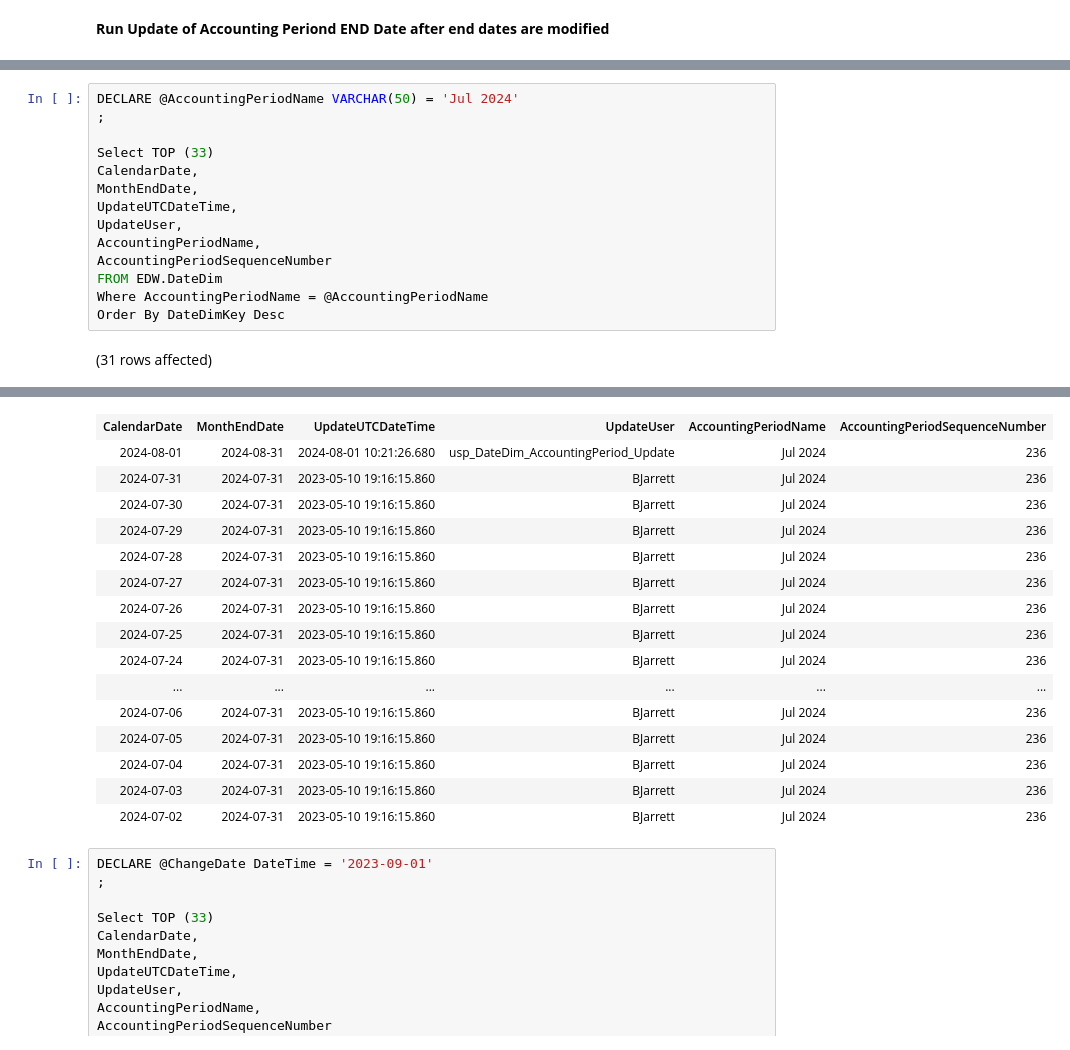
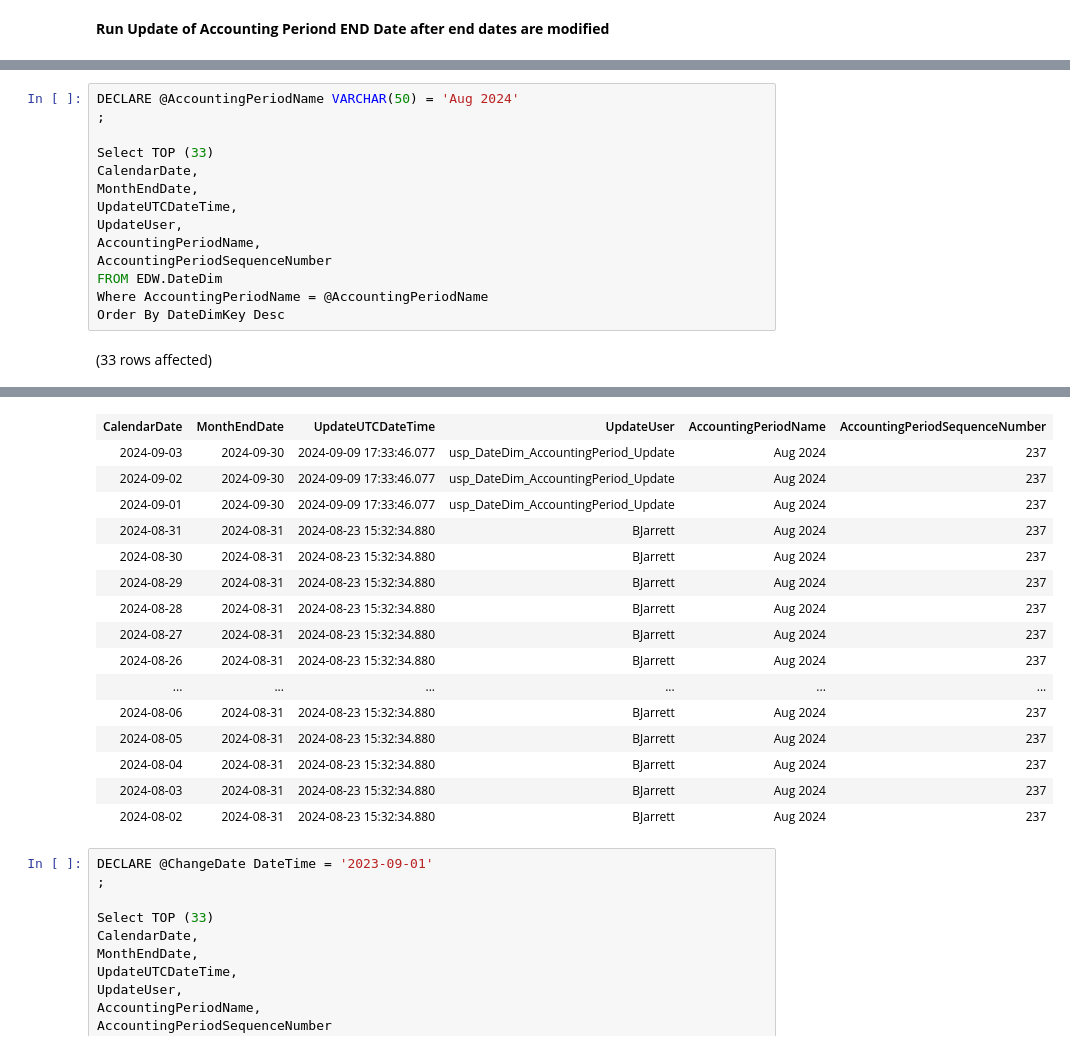
Before and after one commit to mdelisio/SQL-Scripts, a Jupyter notebook: Notebook- Update Accouinting Period End Date.ipynb, the cells around one changed output, grey strips where cells are left out. Saved outputs shown, nothing was run; the diff lists cells and outputs as text.

Commit message:
Update Account Scripts

```diff
--- a/Notebook- Update Accouinting Period End Date.ipynb
+++ b/Notebook- Update Accouinting Period End Date.ipynb
@@ -28,5 +28,5 @@ Total execution time: 00:00:00.611
 # %%
-DECLARE @AccountingPeriodName VARCHAR(50) = 'Jul 2024'
+DECLARE @AccountingPeriodName VARCHAR(50) = 'Aug 2024'
 ;
 
 Select TOP (33)
@@ -40,4 +40,4 @@ FROM EDW.DateDim
 Where AccountingPeriodName = @AccountingPeriodName
 Order By DateDimKey Desc
 # %% [output]
-(31 rows affected)
+(33 rows affected)
@@ -45,19 +45,19 @@ Total execution time: 00:00:00.056
 | CalendarDate | MonthEndDate | UpdateUTCDateTime | UpdateUser | AccountingPeriodName | AccountingPeriodSequenceNumber |
-| 2024-08-01 | 2024-08-31 | 2024-08-01 10:21:26.680 | usp_DateDim_AccountingPeriod_Update | Jul 2024 | 236 |
-| 2024-07-31 | 2024-07-31 | 2023-05-10 19:16:15.860 | BJarrett | Jul 2024 | 236 |
-| 2024-07-30 | 2024-07-31 | 2023-05-10 19:16:15.860 | BJarrett | Jul 2024 | 236 |
-| 2024-07-29 | 2024-07-31 | 2023-05-10 19:16:15.860 | BJarrett | Jul 2024 | 236 |
-| 2024-07-28 | 2024-07-31 | 2023-05-10 19:16:15.860 | BJarrett | Jul 2024 | 236 |
-| 2024-07-27 | 2024-07-31 | 2023-05-10 19:16:15.860 | BJarrett | Jul 2024 | 236 |
-| 2024-07-26 | 2024-07-31 | 2023-05-10 19:16:15.860 | BJarrett | Jul 2024 | 236 |
-| 2024-07-25 | 2024-07-31 | 2023-05-10 19:16:15.860 | BJarrett | Jul 2024 | 236 |
-| 2024-07-24 | 2024-07-31 | 2023-05-10 19:16:15.860 | BJarrett | Jul 2024 | 236 |
+| 2024-09-03 | 2024-09-30 | 2024-09-09 17:33:46.077 | usp_DateDim_AccountingPeriod_Update | Aug 2024 | 237 |
+| 2024-09-02 | 2024-09-30 | 2024-09-09 17:33:46.077 | usp_DateDim_AccountingPeriod_Update | Aug 2024 | 237 |
+| 2024-09-01 | 2024-09-30 | 2024-09-09 17:33:46.077 | usp_DateDim_AccountingPeriod_Update | Aug 2024 | 237 |
+| 2024-08-31 | 2024-08-31 | 2024-08-23 15:32:34.880 | BJarrett | Aug 2024 | 237 |
+| 2024-08-30 | 2024-08-31 | 2024-08-23 15:32:34.880 | BJarrett | Aug 2024 | 237 |
+| 2024-08-29 | 2024-08-31 | 2024-08-23 15:32:34.880 | BJarrett | Aug 2024 | 237 |
+| 2024-08-28 | 2024-08-31 | 2024-08-23 15:32:34.880 | BJarrett | Aug 2024 | 237 |
+| 2024-08-27 | 2024-08-31 | 2024-08-23 15:32:34.880 | BJarrett | Aug 2024 | 237 |
+| 2024-08-26 | 2024-08-31 | 2024-08-23 15:32:34.880 | BJarrett | Aug 2024 | 237 |
 | ... | ... | ... | ... | ... | ... |
-| 2024-07-06 | 2024-07-31 | 2023-05-10 19:16:15.860 | BJarrett | Jul 2024 | 236 |
-| 2024-07-05 | 2024-07-31 | 2023-05-10 19:16:15.860 | BJarrett | Jul 2024 | 236 |
-| 2024-07-04 | 2024-07-31 | 2023-05-10 19:16:15.860 | BJarrett | Jul 2024 | 236 |
-| 2024-07-03 | 2024-07-31 | 2023-05-10 19:16:15.860 | BJarrett | Jul 2024 | 236 |
-| 2024-07-02 | 2024-07-31 | 2023-05-10 19:16:15.860 | BJarrett | Jul 2024 | 236 |
+| 2024-08-06 | 2024-08-31 | 2024-08-23 15:32:34.880 | BJarrett | Aug 2024 | 237 |
+| 2024-08-05 | 2024-08-31 | 2024-08-23 15:32:34.880 | BJarrett | Aug 2024 | 237 |
+| 2024-08-04 | 2024-08-31 | 2024-08-23 15:32:34.880 | BJarrett | Aug 2024 | 237 |
+| 2024-08-03 | 2024-08-31 | 2024-08-23 15:32:34.880 | BJarrett | Aug 2024 | 237 |
+| 2024-08-02 | 2024-08-31 | 2024-08-23 15:32:34.880 | BJarrett | Aug 2024 | 237 |
 # %%
 DECLARE @ChangeDate DateTime = '2023-09-01'
 ;
```
Also changed, not shown: parts of 4 cells of this notebook, 5 other files.
